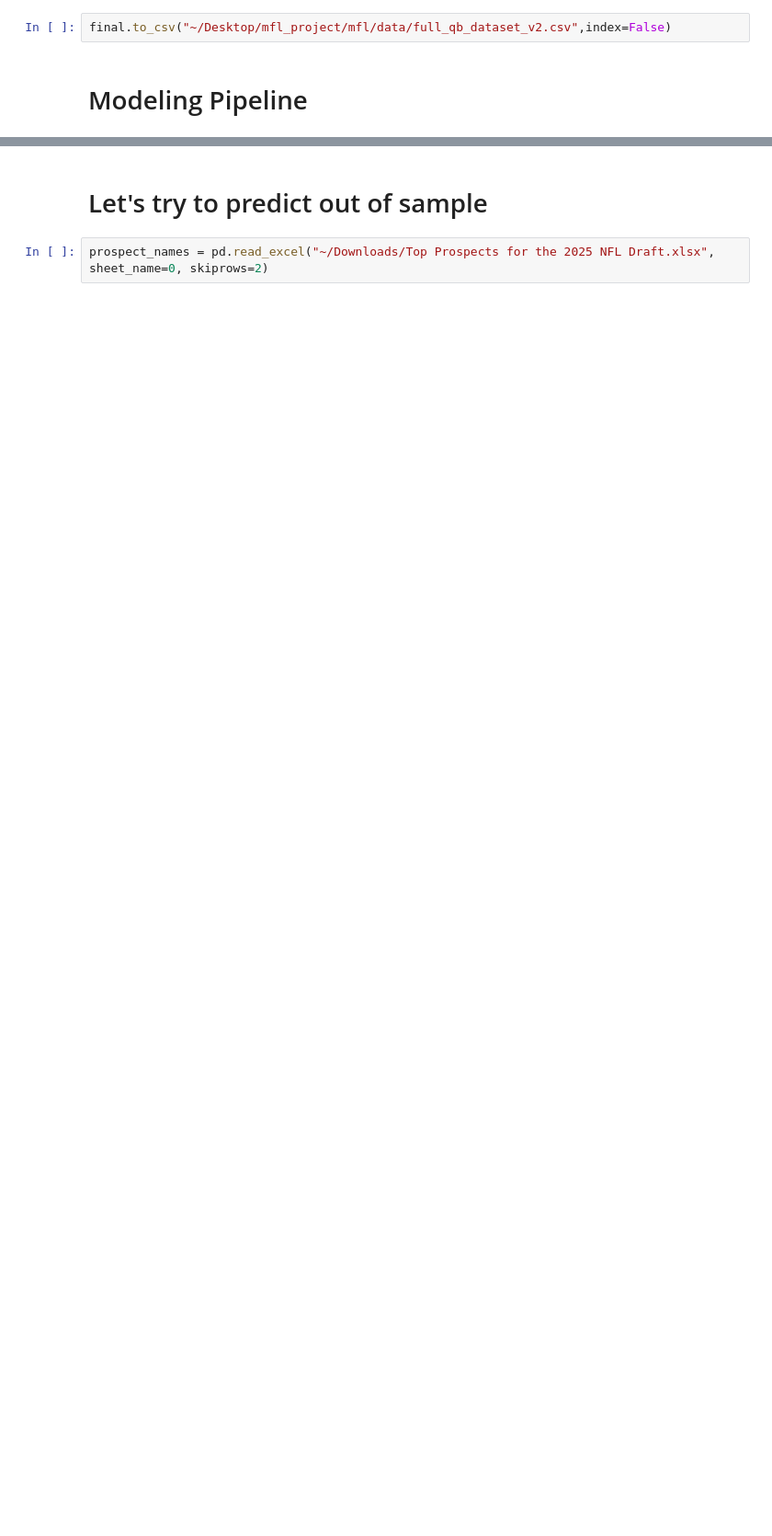
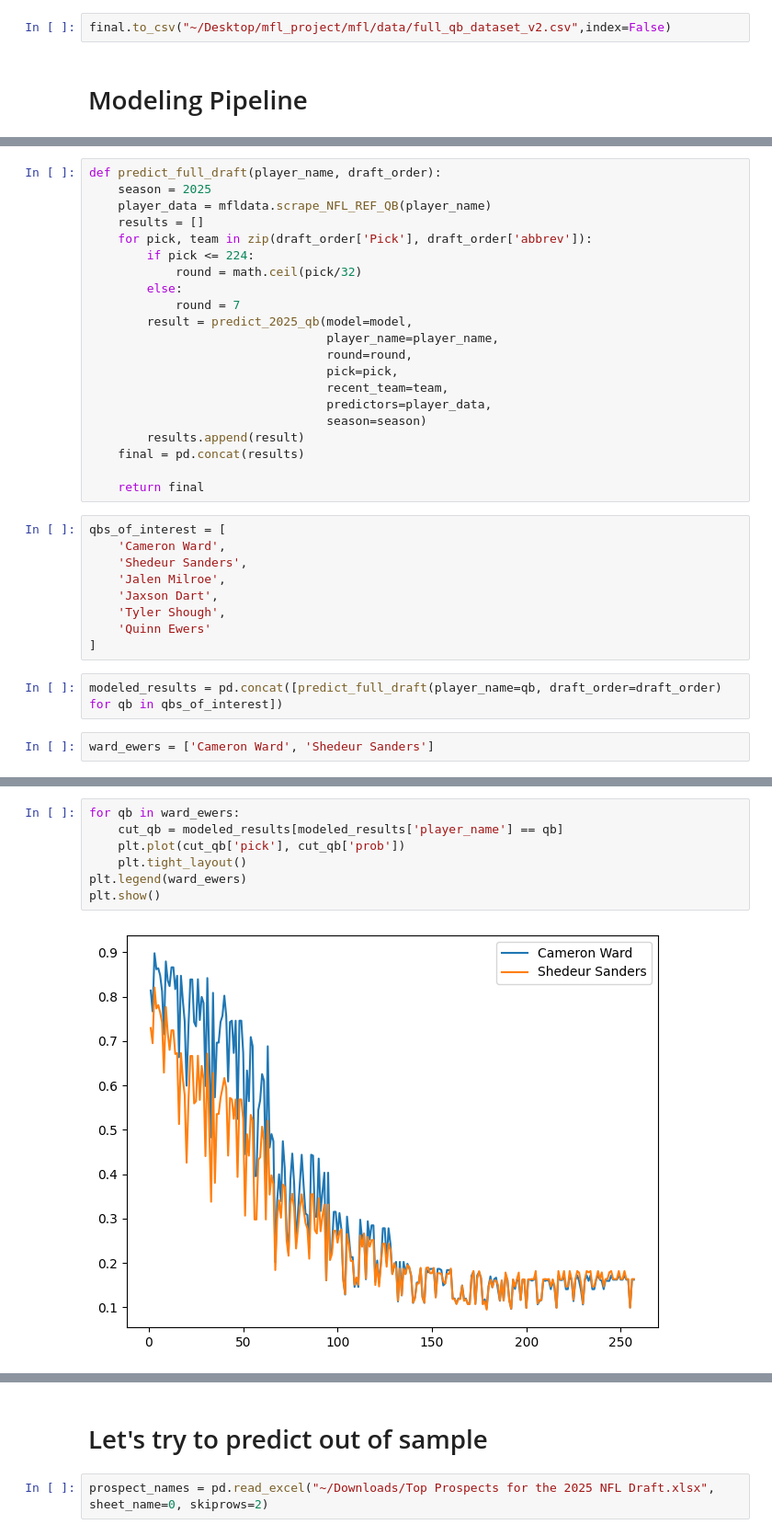
Before and after one commit to benstager/mfl, a Jupyter notebook: model_dev/draft_analysis2025.ipynb, the cells around one changed output, grey strips where cells are left out. Shown at 92% size. Drawn from its saved outputs; the diff is of its cells as text; blank space fills up the shorter version.

Commit message:
finalized notebook to be used in Medium post

```diff
--- a/model_dev/draft_analysis2025.ipynb
+++ b/model_dev/draft_analysis2025.ipynb
@@ -332,0 +432,34 @@ def predict_2025_qb(model, player_name, round, pick, recent_team, season=2025):
+# %%
+def predict_full_draft(player_name, draft_order):
+    season = 2025
+    player_data = mfldata.scrape_NFL_REF_QB(player_name)
+    results = []
+    for pick, team in zip(draft_order['Pick'], draft_order['abbrev']):
+        if pick <= 224:
+            round = math.ceil(pick/32)
+        else:
+            round = 7
+        result = predict_2025_qb(model=model,
+                                 player_name=player_name,
+                                 round=round,
+                                 pick=pick,
+                                 recent_team=team,
+                                 predictors=player_data,
+                                 season=season)
+        results.append(result)
+    final = pd.concat(results)
+
+    return final
+# %%
+qbs_of_interest = [
+    'Cameron Ward',
+    'Shedeur Sanders',
+    'Jalen Milroe',
+    'Jaxson Dart',
+    'Tyler Shough',
+    'Quinn Ewers'
+]
+# %%
+modeled_results = pd.concat([predict_full_draft(player_name=qb, draft_order=draft_order) for qb in qbs_of_interest])
+# %%
+ward_ewers = ['Cameron Ward', 'Shedeur Sanders']
@@ -333 +499,10 @@ def predict_2025_qb(model, player_name, round, pick, recent_team, season=2025):
+# %%
+for qb in ward_ewers:
+    cut_qb = modeled_results[modeled_results['player_name'] == qb]
+    plt.plot(cut_qb['pick'], cut_qb['prob'])
+    plt.tight_layout()
+plt.legend(ward_ewers)
+plt.show()
+# %% [output]
+[figure, added]
 # %%
```
Also changed, not shown: parts of 98 cells of this notebook, 4 other files.
